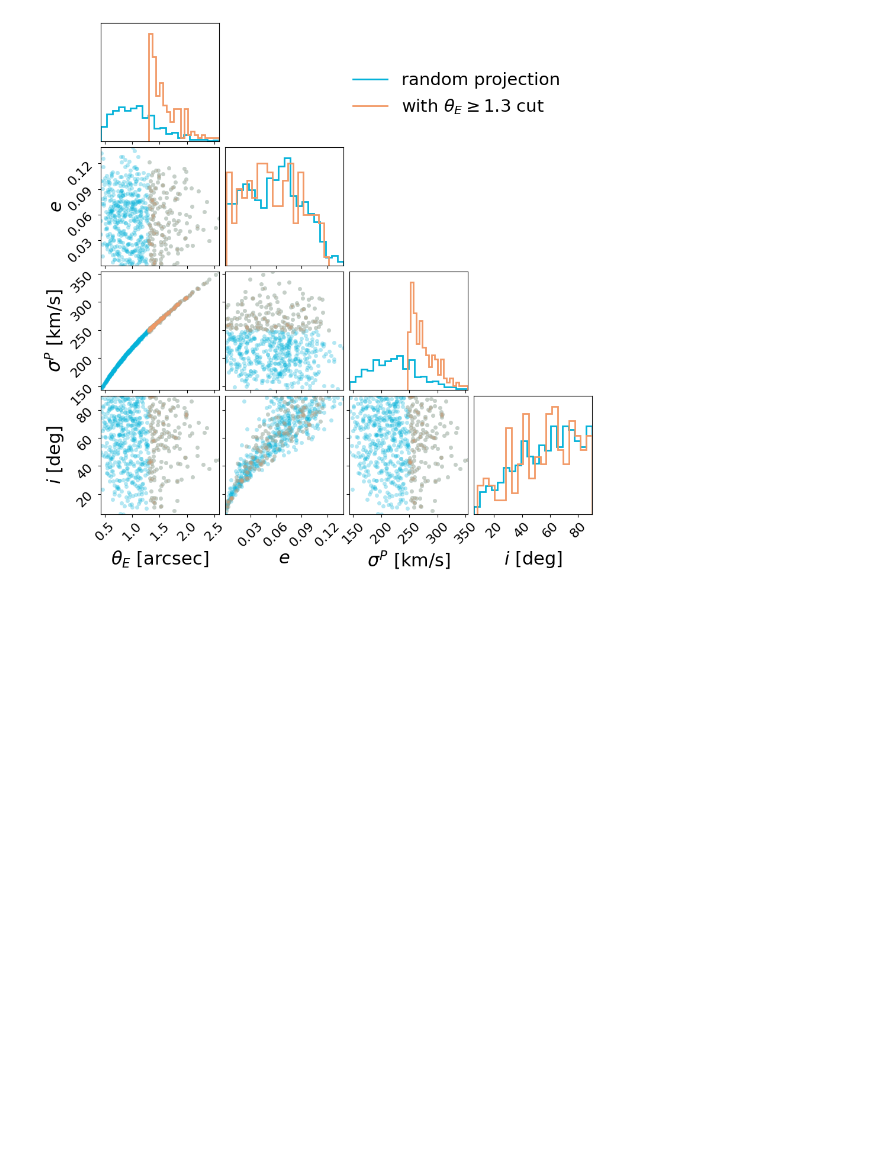
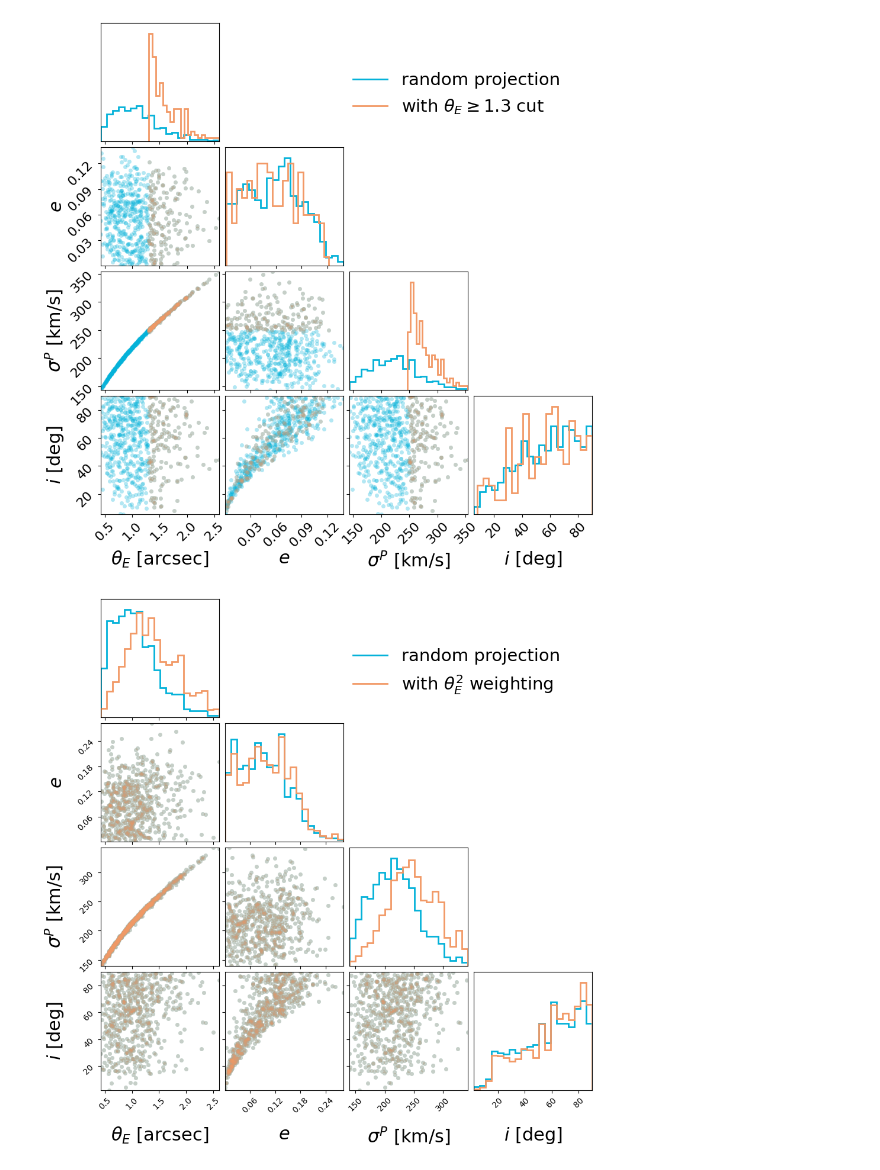
Before and after one commit to huangxy256/deproject_analysis_public, a Jupyter notebook: fig5-make_kin_mock_data/fig5-make_kin_mock_data.ipynb, the cells around one changed output. Drawn from its saved outputs; the diff is of its cells as text; code cells hidden in the pictures; blank space fills up the shorter version.

```diff
--- a/fig5-fig6-make_kin_mock_data/fig5-6-make_kin_mock_data.ipynb
+++ b/fig5-make_kin_mock_data/fig5-make_kin_mock_data.ipynb
@@ -356,3 +356,30 @@ fig = corner_plot_with_cut(data_kin_prolate, 1.3)
 median inclination angle:  60.117917310517306 59.933429572719135
 median ellipticity:  0.05870811756830963 0.0532011851912217
 [figure]
+# %%
+def corner_plot_weighted(data):
+
+    data_plot = deepcopy(data)
+
+    theta_e_list = data_plot[0, :]
+
+    weights = theta_e_list**2
+
+    hist2dkwargs = {'plot_density':False, 'plot_contours':False, 'plot_datapoints': True, 'color': clist[0], 'data_kwargs': {'ms': 5, 'alpha': 0.3}}
+
+    fig = corner.corner(data_plot.T,  labels=[r'$\theta_E$ [arcsec]', '$e$', r'$\sigma^P$ [km/s]' ,r'$i$ [deg]'], label_kwargs={'fontsize': 22}, **hist2dkwargs, hist_kwargs={'linewidth': 2, 'density' : True})
+
+    hist2dkwargs_weighted = {'plot_density':False, 'plot_contours':False, 'plot_datapoints': True, 'color': clist[2], 'data_kwargs': {'ms': 5, 'alpha': 0.3}}
+
+    corner.corner(data_plot.T, fig=fig, weights = weights, **hist2dkwargs_weighted, hist_kwargs={'linewidth': 2, 'density' : True})
+
+    plt.plot([], [], color = clist[0], lw = 2, label = 'random projection')
+    plt.plot([], [], color = clist[2], lw = 2, label = r'with $\theta_E^2$ weighting')
+
+    fig.legend(bbox_to_anchor=(0., 0.9, 0.93 ,0), fontsize=21, frameon=False)
+
+    return fig
+# %%
+fig = corner_plot_weighted(data_kin_oblate)
+# %% [output]
+[figure, added]
```
Also changed, not shown: parts of 9 cells of this notebook, 29 other files.
